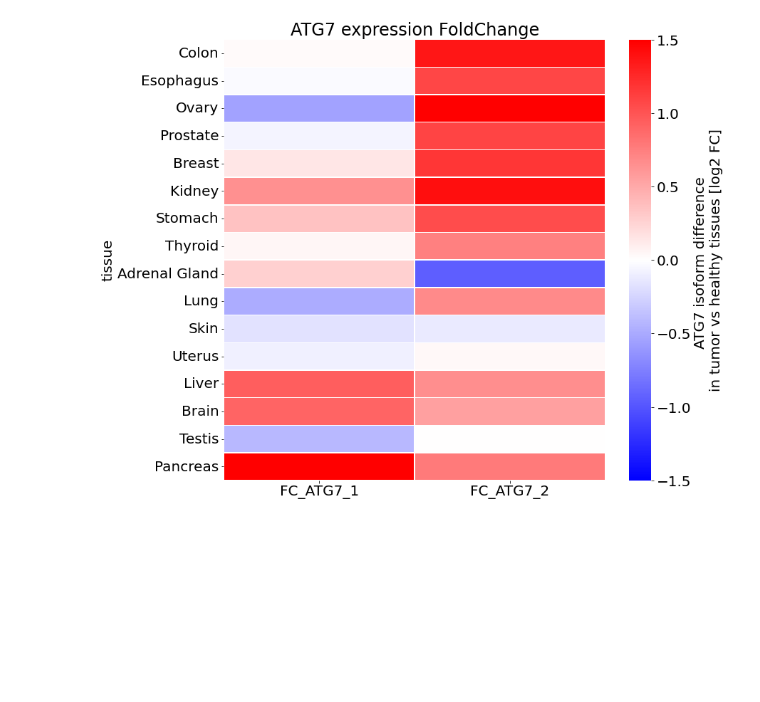
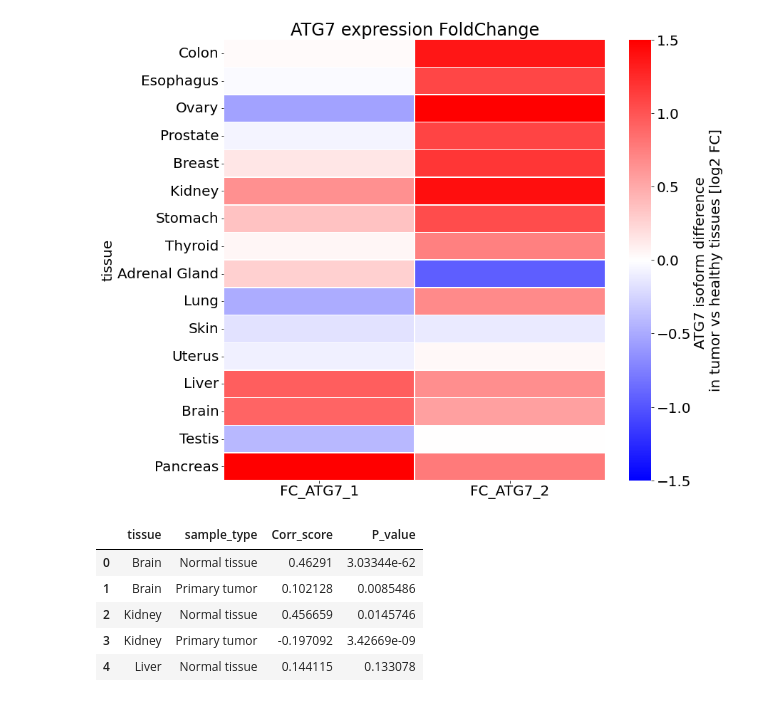
Before and after one commit to Keviosta/Article_short_isoform_ATG7_private, a Jupyter notebook: ATG7/atg7_all_tissue_analyse/ATG7 characterisation/Tissues_differences_ATG7_isoform_characterisation.ipynb, the cells around one changed output. Cells and saved outputs as stored; diff of their text form; code cells hidden in the pictures; blank space fills up the shorter version.

```diff
--- a/ATG7/atg7_all_tissue_analyse/ATG7 characterisation/Tissues_differences_ATG7_isoform_characterisation.ipynb
+++ b/ATG7/atg7_all_tissue_analyse/ATG7 characterisation/Tissues_differences_ATG7_isoform_characterisation.ipynb
@@ -347,3 +345,58 @@ title_file = 'Heatmap_FC'
 plt.savefig(path+path2+title_file+'.svg')
 # %% [output]
 [figure]
+# %%
+#Graph and stats_ spearman correlation
+#graph
+color1 = '#72B6A1'
+color2 = '#e99675'
+
+tissue_l = []
+r_value_l = []
+p_value_l = []
+sample_type_l = []
+
+tissues = set( list(df_ATG7_Normal["Primary_Site"]) )
+for tissue in tissues:
+
+#     print(tissue)
+    df1 = df_ATG7_Normal[df_ATG7_Normal['Primary_Site'] == tissue]
+    df2 = df_ATG7_Primary[df_ATG7_Primary['Primary_Site'] == tissue]
+
+    dfs = df1, df2
+    infos = "Normal tissue", "Primary tumor"
+    p_texts = '> 0.005', '< 0.005'
+    colors = color1, color2
+
+    for i in range(len(dfs)):
+        df = dfs[i]
+        info = infos[i]
+        p_text = p_texts[i]
+        color = colors[i]
+
+        x = df['ATG7_1tpm'].to_list()
+        y = df['ATG7_2tpm'].to_list()
+
+        #stat Spearman correlation
+        r_value, p_value = scipy.stats.spearmanr(x, y)
+
+        r_value_l.append(r_value)
+        p_value_l.append(p_value)
+        sample_type_l.append(info)
+        tissue_l.append(tissue)
+
+#save in dict, then to df
+d = dict(tissue = tissue_l, sample_type = sample_type_l, Corr_score = r_value_l, P_value = p_value_l)
+
+#Transpose to have a better table
+df_atg7_correlation_tissues = pandas.DataFrame.from_dict(d, orient='index')
+df_atg7_correlation_tissues = df_atg7_correlation_tissues.transpose()
+
+df_atg7_correlation_tissues.head()
+# %% [output]
+|  | tissue | sample_type | Corr_score | P_value |
+| 0 | Brain | Normal tissue | 0.46291 | 3.03344e-62 |
+| 1 | Brain | Primary tumor | 0.102128 | 0.0085486 |
+| 2 | Kidney | Normal tissue | 0.456659 | 0.0145746 |
+| 3 | Kidney | Primary tumor | -0.197092 | 3.42669e-09 |
+| 4 | Liver | Normal tissue | 0.144115 | 0.133078 |
```
Also changed, not shown: parts of 8 cells of this notebook.
